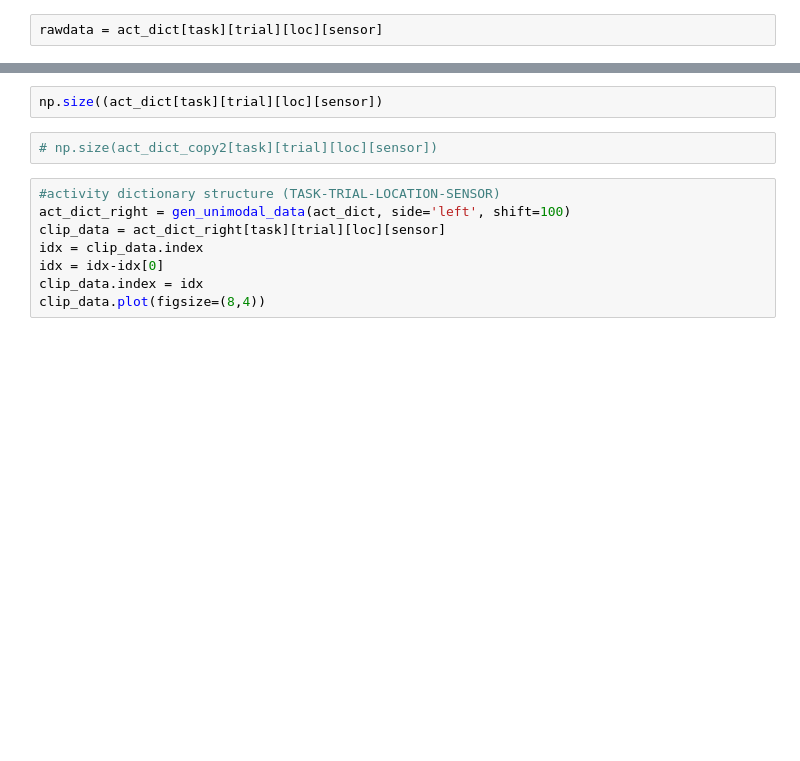
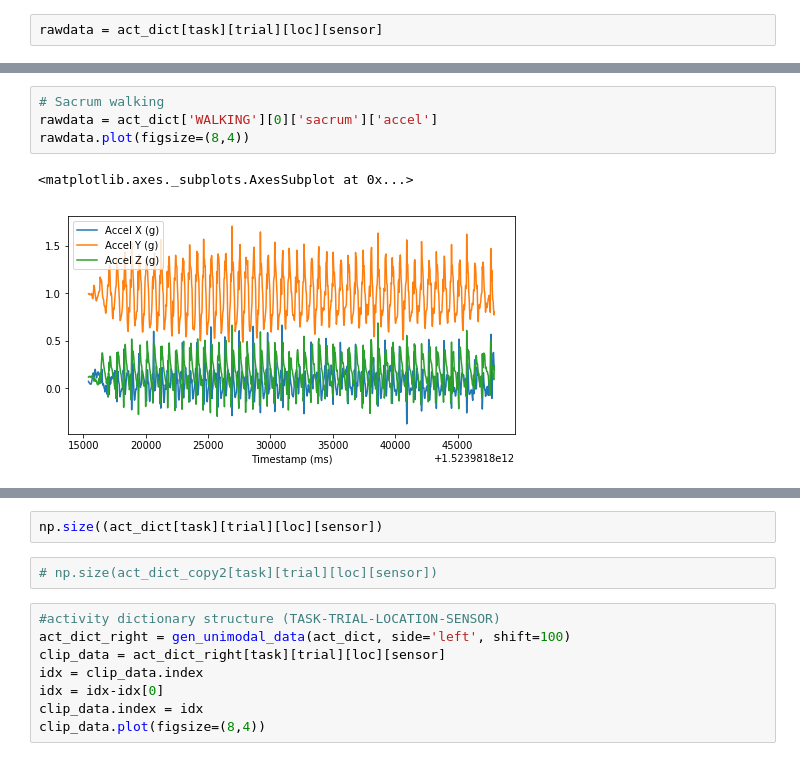
Before and after one commit to kamshee/activity-recognition-process, a Jupyter notebook: activityrec.ipynb, the cells around one changed output, grey strips where cells are left out. Cells and saved outputs as stored; diff of their text form; blank space fills up the shorter version.

```diff
--- a/activityrec.ipynb
+++ b/activityrec.ipynb
@@ -354,0 +438,7 @@ rawdata.plot(figsize=(8,4))
+# %%
+# Sacrum walking
+rawdata = act_dict['WALKING'][0]['sacrum']['accel']
+rawdata.plot(figsize=(8,4))
+# %% [output]
+<matplotlib.axes._subplots.AxesSubplot at 0x...>
+[figure, added]
```
Also changed, not shown: parts of 56 cells of this notebook.
